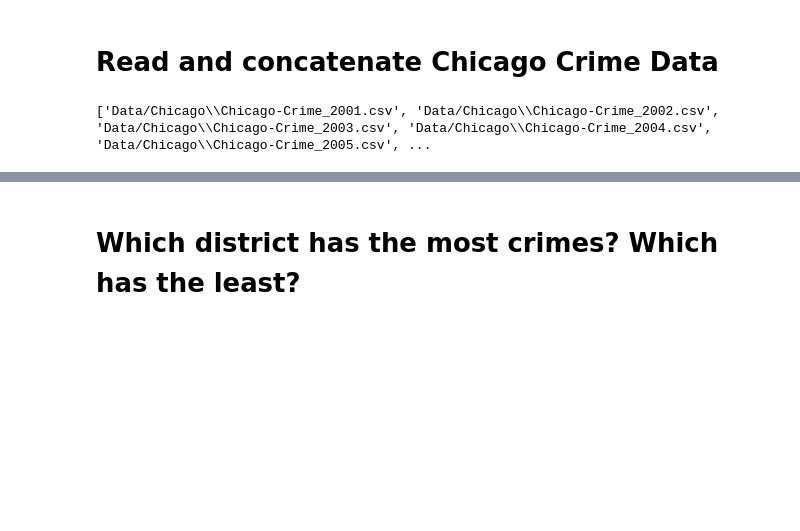
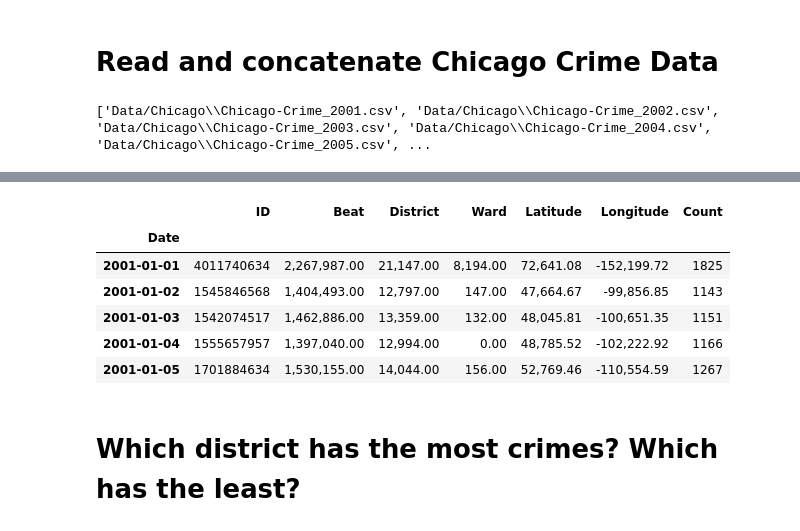
Before and after one commit to hawkeyedatatsai/Chicago-Crime-Data, a Jupyter notebook: Questions.ipynb, the cells around one changed output, grey strips where cells are left out. Drawn from its saved outputs; the diff is of its cells as text; code cells hidden in the pictures; blank space fills up the shorter version.

```diff
--- a/Questions.ipynb
+++ b/Questions.ipynb
@@ -37,2 +77,21 @@ display(df.head(),df.tail())
+# %%
+# A resampled/converted crime counts version
+# alternate code:
+resampled_df = df.copy()
+# add 'Count' column with 1 for each row
+resampled_df['Count'] = 1
+# resample and count with .sum()
+resampled_df = resampled_df.resample('D').sum(numeric_only = True)
+
+# check
+resampled_df.head()
+# %% [output]
+|  | ID | Beat | District | Ward | Latitude | Longitude | Count |
+| Date |  |  |  |  |  |  |  |
+| 2001-01-01 | 4011740634 | 2,267,987.00 | 21,147.00 | 8,194.00 | 72,641.08 | -152,199.72 | 1825 |
+| 2001-01-02 | 1545846568 | 1,404,493.00 | 12,797.00 | 147.00 | 47,664.67 | -99,856.85 | 1143 |
+| 2001-01-03 | 1542074517 | 1,462,886.00 | 13,359.00 | 132.00 | 48,045.81 | -100,651.35 | 1151 |
+| 2001-01-04 | 1555657957 | 1,397,040.00 | 12,994.00 | 0.00 | 48,785.52 | -102,222.92 | 1166 |
+| 2001-01-05 | 1701884634 | 1,530,155.00 | 14,044.00 | 156.00 | 52,769.46 | -110,554.59 | 1267 |
 # %% [markdown]
 # Which district has the most crimes? Which has the least?
```
Also changed, not shown: parts of 7 cells of this notebook, 1 other file.
